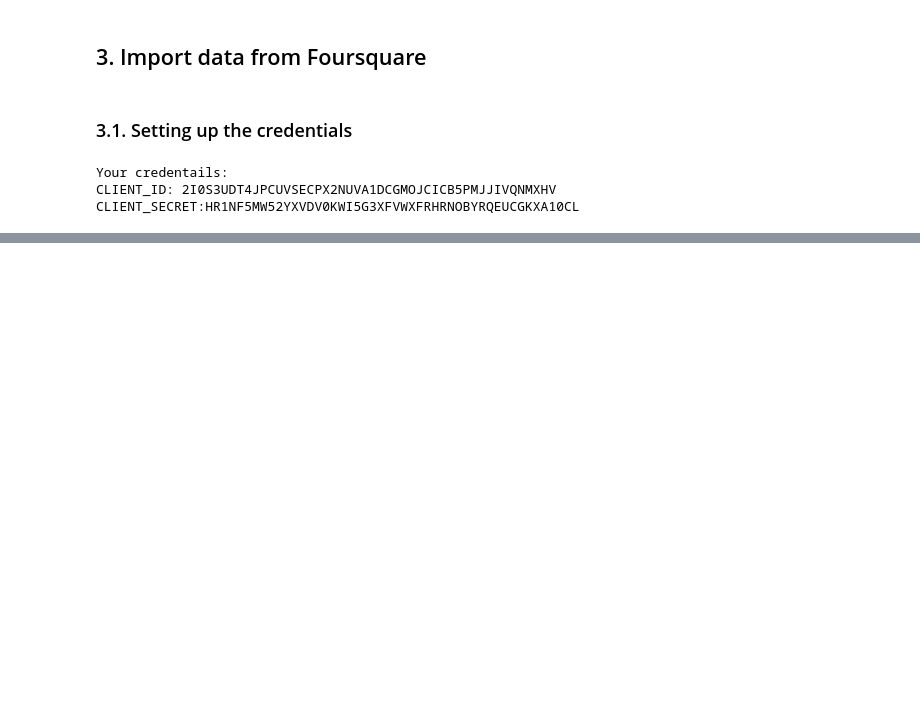
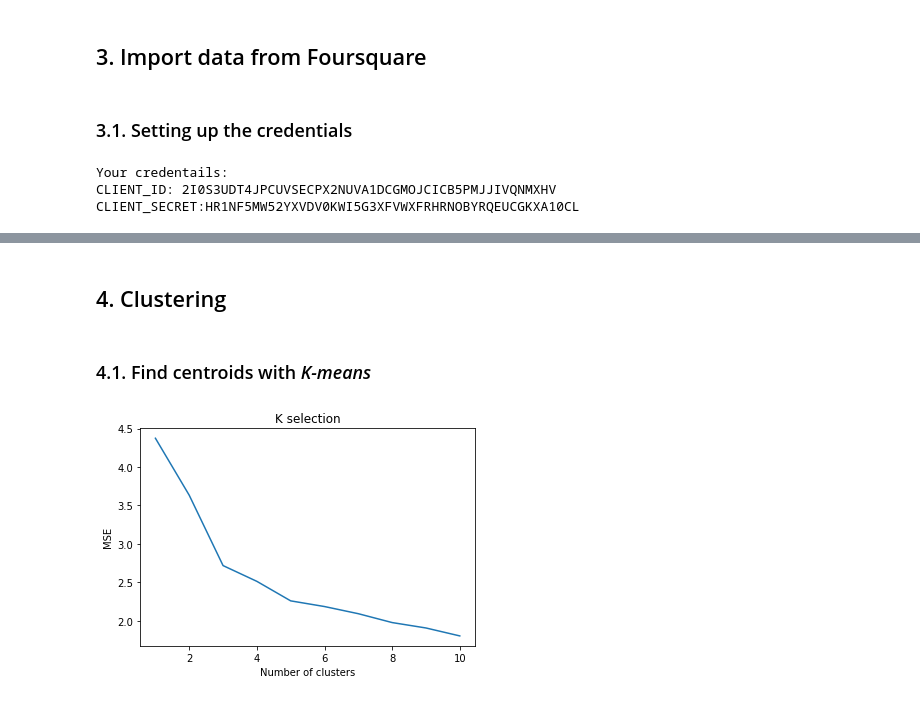
Before and after one commit to Haroldov/Coursera_Capstone, a Jupyter notebook: CAPP.ipynb, the cells around one changed output, grey strips where cells are left out. Saved outputs shown, nothing was run; the diff lists cells and outputs as text; code cells hidden in the pictures; blank space fills up the shorter version.

```diff
--- a/CAPP.ipynb
+++ b/CAPP.ipynb
@@ -252,9 +261,22 @@ CLIENT_SECRET:HR1NF5MW52YXVDV0KWI5G3XFVWXFRHRNOBYRQEUCGKXA10CL
 # %%
+class color:
+   PURPLE = '\033[95m'
+   CYAN = '\033[96m'
+   DARKCYAN = '\033[36m'
+   BLUE = '\033[94m'
+   GREEN = '\033[92m'
+   YELLOW = '\033[93m'
+   RED = '\033[91m'
+   BOLD = '\033[1m'
+   UNDERLINE = '\033[4m'
+   END = '\033[0m'
+
 def getNearbyVenues(names, boroughs, latitudes, longitudes, radius=500):
     ind = 1
     venues_list=[]
     for name, borough, lat, lng in zip(names, boroughs, latitudes, longitudes):
-        print(ind,"|",name)
+        tmp=[]
+        print(color.BOLD+str(ind)+" | "+name+color.END)
         ind += 1
         # create the API request URL
         url = 'https://api.foursquare.com/v2/venues/explore?&client_id={}&client_secret={}&v={}&ll={},{}&radius={}&limit={}'.format(
@@ -268,7 +290,9 @@ def getNearbyVenues(names, boroughs, latitudes, longitudes, radius=500):
 
         # make the GET request
         results = requests.get(url).json()["response"]['groups'][0]['items']
-
+        #tmp.append([(j['venue']['name']) for j in results])
+        #for item in tmp[0]:
+        #    print("\t",item)
         # return only relevant information for each nearby venue
         venues_list.append([(
             name,
@@ -332,7 +357,8 @@ tony_onehot['Neighborhood Longitude'] = tony_venues['Neighborhood Longitude']
 fixed_columns = [tony_onehot.columns[-1]] + list(tony_onehot.columns[:-1])
 tony_onehot = tony_onehot[fixed_columns]
 
-tony_grouped = tony_onehot.groupby(['Borough','Neighborhood Latitude','Neighborhood Longitude']).mean().reset_index()
-pd.set_option('max_rows', 500)
-tony_grouped.shape
+tony_grouped = tony_onehot.groupby(['Neighborhood','Borough','Neighborhood Latitude','Neighborhood Longitude']).mean().reset_index()
+
+#print(tony_venues.drop_duplicates(["Neighborhood"],inplace = False)['Neighborhood'].reset_index(drop=True))
+tony_grouped
 # %% [output]
@@ -339,0 +374,24 @@ tony_grouped.shape
+# %% [markdown]
+## 4. Clustering
+# %% [markdown]
+### 4.1. Find centroids with *K-means*
+# %%
+# Finding best k
+Ks = 11
+mse = np.zeros((Ks-1))
+tony_grouped_clustering = tony_grouped.drop(['Neighborhood','Borough','Neighborhood Latitude','Neighborhood Longitude'], 1)
+for n in range(1,Ks):
+
+    # set number of clusters
+    kclusters = n
+    # run k-means clustering
+    kmeans = KMeans(n_clusters=kclusters, random_state=0, init = 'random', n_init = 15).fit(tony_grouped_clustering)
+    mse[n-1] = kmeans.inertia_
+
+plt.plot(range(1,Ks),mse)
+plt.xlabel("Number of clusters")
+plt.ylabel("MSE")
+plt.title("K selection")
+plt.show()
+# %% [output]
+[figure, added]
```
Also changed, not shown: parts of 20 cells of this notebook.
